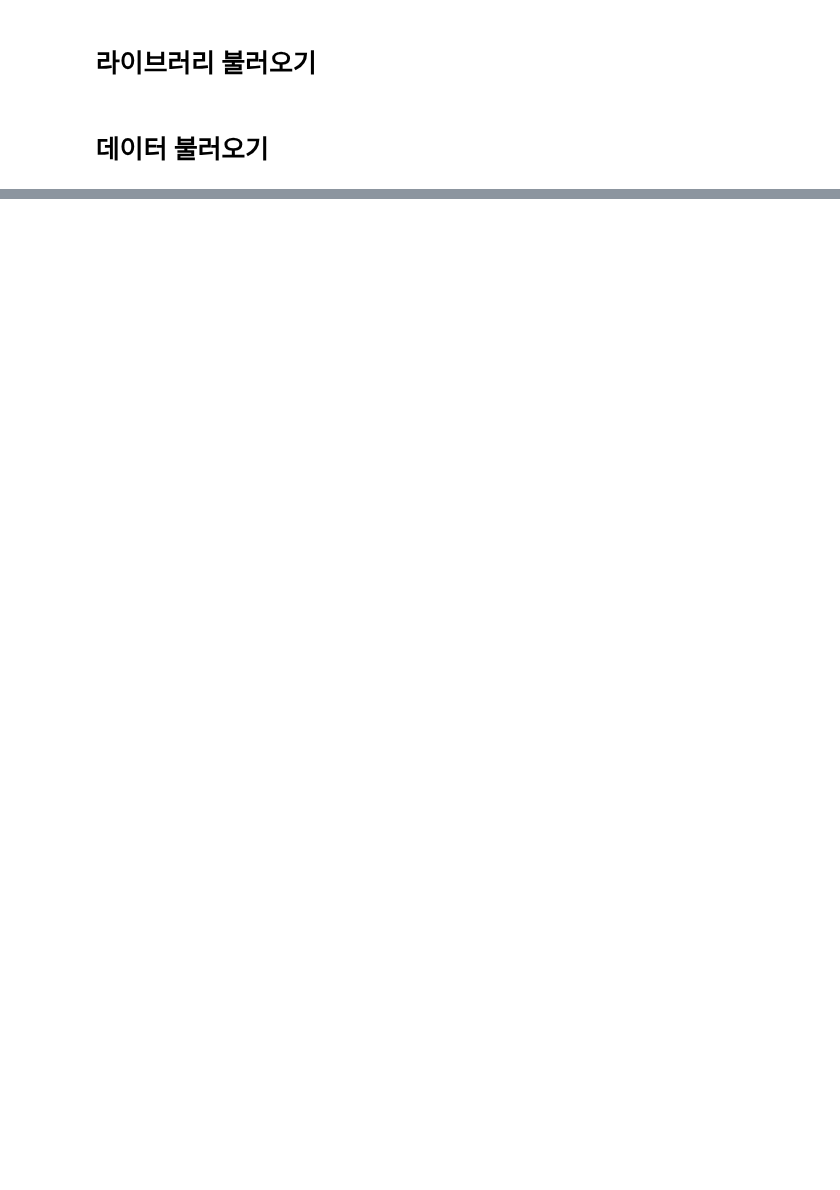
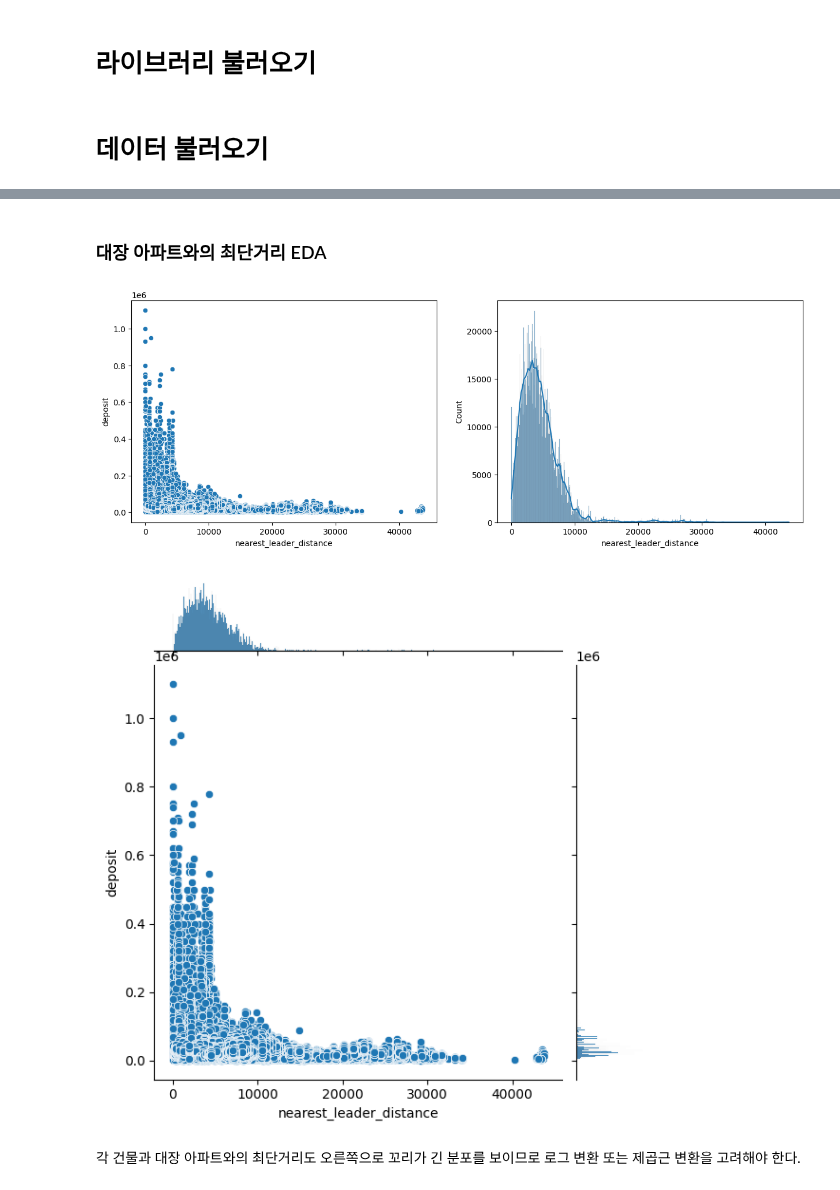
Before and after one commit to boostcampaitech7/level2-competitiveds-recsys-03, a Jupyter notebook: baseline_data.ipynb, the cells around one changed output, grey strips where cells are left out. Drawn from its saved outputs; the diff is of its cells as text; code cells hidden in the pictures; blank space fills up the shorter version.

```diff
--- a/baseline_data.ipynb
+++ b/baseline_data.ipynb
@@ -49,0 +311,28 @@ test_data
+# %%
+# train_data, test_data에서 위도, 경도 중복 행을 제외하고 추출
+unique_loc_train: pd.DataFrame = train_data[["latitude", "longitude"]].drop_duplicates().reset_index(drop=True)
+unique_loc_test: pd.DataFrame = test_data[["latitude", "longitude"]].drop_duplicates().reset_index(drop=True)
+
+# train_data에 대장 아파트 최단거리 추가
+merged_df: pd.DataFrame = find_nearest_haversine_distance(unique_loc_train, leader_train_data)
+merged_df: pd.DataFrame = pd.concat([merged_df, unique_loc_train], axis=1)
+train_data: pd.DataFrame = pd.merge(train_data, merged_df, on=["latitude", "longitude"], how="left")
+train_data.rename(columns={
+        "nearest_distance": "nearest_leader_distance",
+        "nearest_latitude": "nearest_leader_latitude",
+        "nearest_longitude": "nearest_leader_longitude"
+        },
+        inplace=True
+)
+
+# test_data에선 대장 아파트를 따로 알 수 없는 거니까 train_data의 대장 아파트를 활용해서 거리 계산을 한다.
+merged_df: pd.DataFrame = find_nearest_haversine_distance(unique_loc_test, leader_train_data)
+merged_df: pd.DataFrame = pd.concat([merged_df, unique_loc_test], axis=1)
+test_data: pd.DataFrame = pd.merge(test_data, merged_df, on=["latitude", "longitude"], how="left")
+test_data.rename(columns={
+        "nearest_distance": "nearest_leader_distance",
+        "nearest_latitude": "nearest_leader_latitude",
+        "nearest_longitude": "nearest_leader_longitude"
+        },
+        inplace=True
+)
@@ -49,0 +371,2 @@ test_data
+# %% [markdown]
+### 대장 아파트와의 최단거리 EDA
@@ -49,0 +384,13 @@ test_data
+# %%
+fig, axes = plt.subplots(1, 2, figsize=(15, 5))
+sns.scatterplot(x="nearest_leader_distance", y="deposit", data=train_data, ax=axes[0]) # 대장 아파트와의 최단거리-전세가 산점도 시각화
+sns.histplot(x="nearest_leader_distance", data=train_data, ax=axes[1], kde=True) # 대장 아파트와의 최단거리 히스토그램 시각화
+
+# 위 두 그림 합친 버전
+sns.jointplot(x="nearest_leader_distance", y="deposit", data=train_data)
+plt.show()
+# %% [output]
+[figure, added]
+[figure, added]
+# %% [markdown]
+각 건물과 대장 아파트와의 최단거리도 오른쪽으로 꼬리가 긴 분포를 보이므로 로그 변환 또는 제곱근 변환을 고려해야 한다.
```
Also changed, not shown: parts of 33 cells of this notebook.
